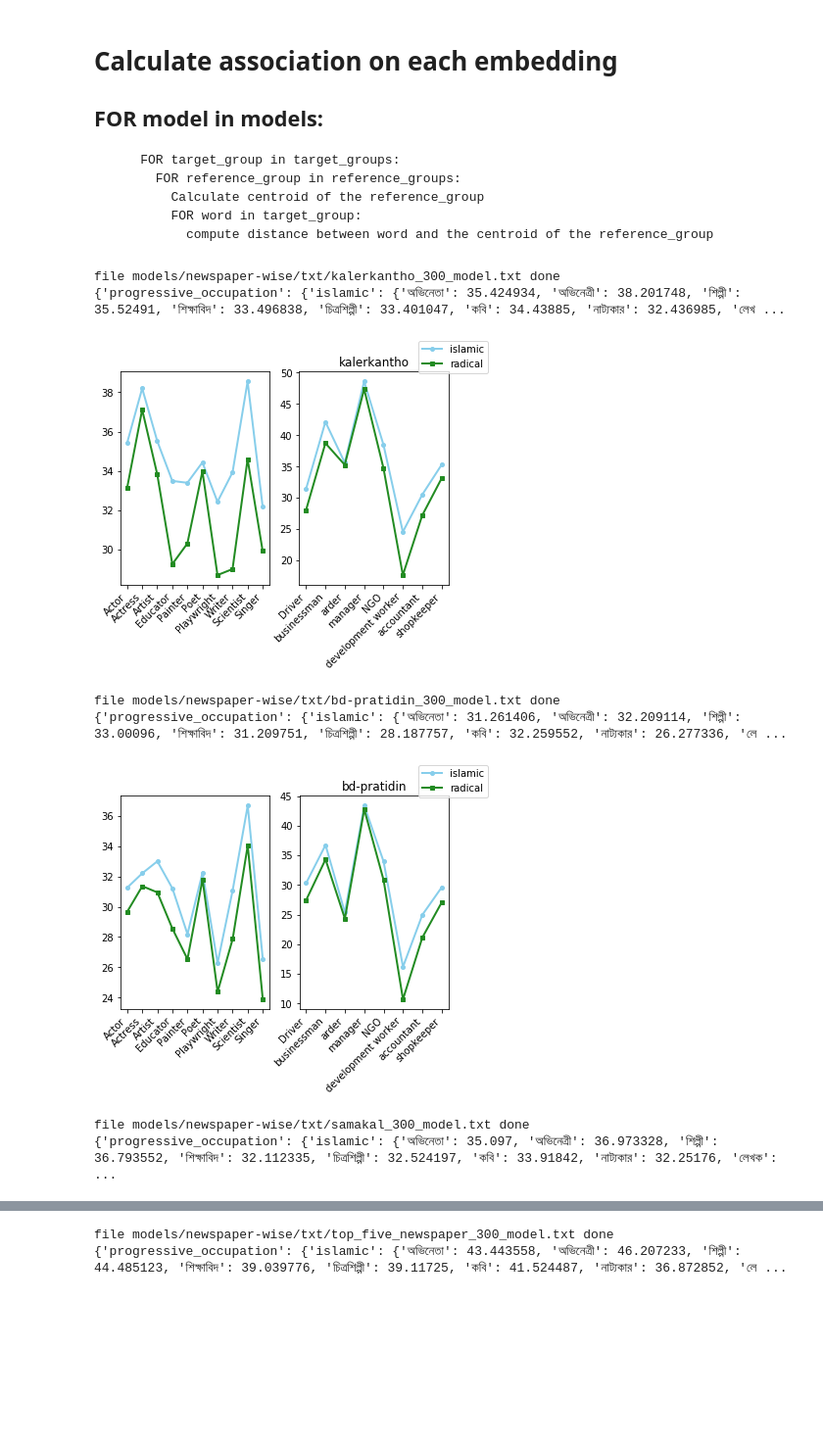
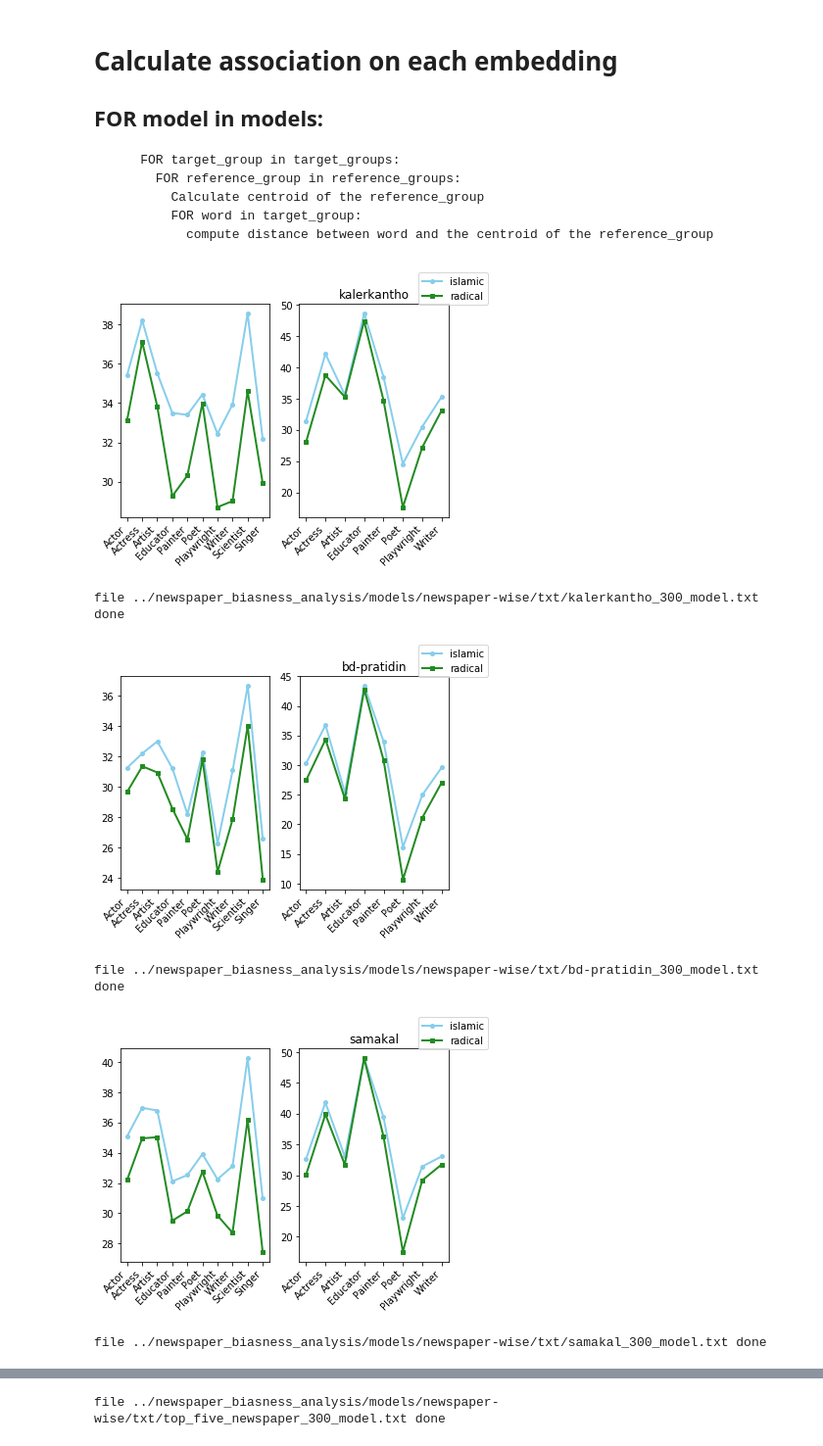
Before and after one commit to facevoid/newspaper-biasness-analysis, a Jupyter notebook: calculate_association.ipynb, the cells around one changed output, grey strips where cells are left out. Shown at 98% size. Drawn from its saved outputs; the diff is of its cells as text; code cells hidden in the pictures; blank space fills up the shorter version.

```diff
--- a/calculate_association.ipynb
+++ b/calculate_association.ipynb
@@ -23,7 +23,7 @@ target_group_labels = ['progressive_occupation', 'general_occupation']
 reference_groups = [ISLAMIC_WORDS, RADICAL_WORDS]
 reference_group_labels = ['islamic', 'radical']
 
-e2b_dict = populate_e2b_dict_for_words()
+b2e_dict = populate_b2e_dict_for_words(PROGRESSIVE_WORDS + GENERAL_WORDS, PROGRESSIVE_WORDS_ENGLISH + PROGRESSIVE_WORDS_ENGLISH)
 # %% [markdown]
 # CalculateDistance instalce
 # %%
@@ -41,22 +41,20 @@ calculate_association_distance.set_reference_word_groups(reference_word_groups=r
 # %%
 association_dict = {}
 model_dir = '../newspaper_biasness_analysis/models/newspaper-wise/txt/'
 filenames = glob.glob(model_dir + '*txt')
 for filename in filenames:
     newspaper_name = filename.split('/')[-1].split('_')[0]
     target_wise_association_for_this_paper = {}
     model = KeyedVectors.load_word2vec_format(filename, binary=False)
     target_wise_association_for_this_paper = calculate_association_distance.get_association_for_provided_embedding(model=model)
     association_dict[newspaper_name] = target_wise_association_for_this_paper
     # print(target_wise_association_for_this_paper)
-    get_subplot(target_wise_association_for_this_paper=target_wise_association_for_this_paper, title= newspaper_name)
+    get_subplot(target_wise_association_for_this_paper=target_wise_association_for_this_paper, b2e_dict = b2e_dict, title= newspaper_name)
     print('file {} done'.format(filename))
 # %% [output]
+[figure, new version]
-file models/newspaper-wise/txt/kalerkantho_300_model.txt done
-{'progressive_occupation': {'islamic': {'অভিনেতা': 35.424934, 'অভিনেত্রী': 38.201748, 'শিল্পী': 35.52491, 'শিক্ষাবিদ': 33.496838, 'চিত্রশিল্পী': 33.401047, 'কবি': 34.43885, 'নাট্যকার': 32.436985, 'লেখ ...
+file ../newspaper_biasness_analysis/models/newspaper-wise/txt/kalerkantho_300_model.txt done
-[figure, old version]
+[figure, new version]
-file models/newspaper-wise/txt/bd-pratidin_300_model.txt done
-{'progressive_occupation': {'islamic': {'অভিনেতা': 31.261406, 'অভিনেত্রী': 32.209114, 'শিল্পী': 33.00096, 'শিক্ষাবিদ': 31.209751, 'চিত্রশিল্পী': 28.187757, 'কবি': 32.259552, 'নাট্যকার': 26.277336, 'লে ...
+file ../newspaper_biasness_analysis/models/newspaper-wise/txt/bd-pratidin_300_model.txt done
-[figure, old version]
+[figure, new version]
-file models/newspaper-wise/txt/samakal_300_model.txt done
-{'progressive_occupation': {'islamic': {'অভিনেতা': 35.097, 'অভিনেত্রী': 36.973328, 'শিল্পী': 36.793552, 'শিক্ষাবিদ': 32.112335, 'চিত্রশিল্পী': 32.524197, 'কবি': 33.91842, 'নাট্যকার': 32.25176, 'লেখক': ...
+file ../newspaper_biasness_analysis/models/newspaper-wise/txt/samakal_300_model.txt done
@@ -64,2 +62 @@ file models/newspaper-wise/txt/samakal_300_model.txt done
-file models/newspaper-wise/txt/top_five_newspaper_300_model.txt done
-{'progressive_occupation': {'islamic': {'অভিনেতা': 43.443558, 'অভিনেত্রী': 46.207233, 'শিল্পী': 44.485123, 'শিক্ষাবিদ': 39.039776, 'চিত্রশিল্পী': 39.11725, 'কবি': 41.524487, 'নাট্যকার': 36.872852, 'লে ...
+file ../newspaper_biasness_analysis/models/newspaper-wise/txt/top_five_newspaper_300_model.txt done
```
Also changed, not shown: parts of 2 cells of this notebook.
